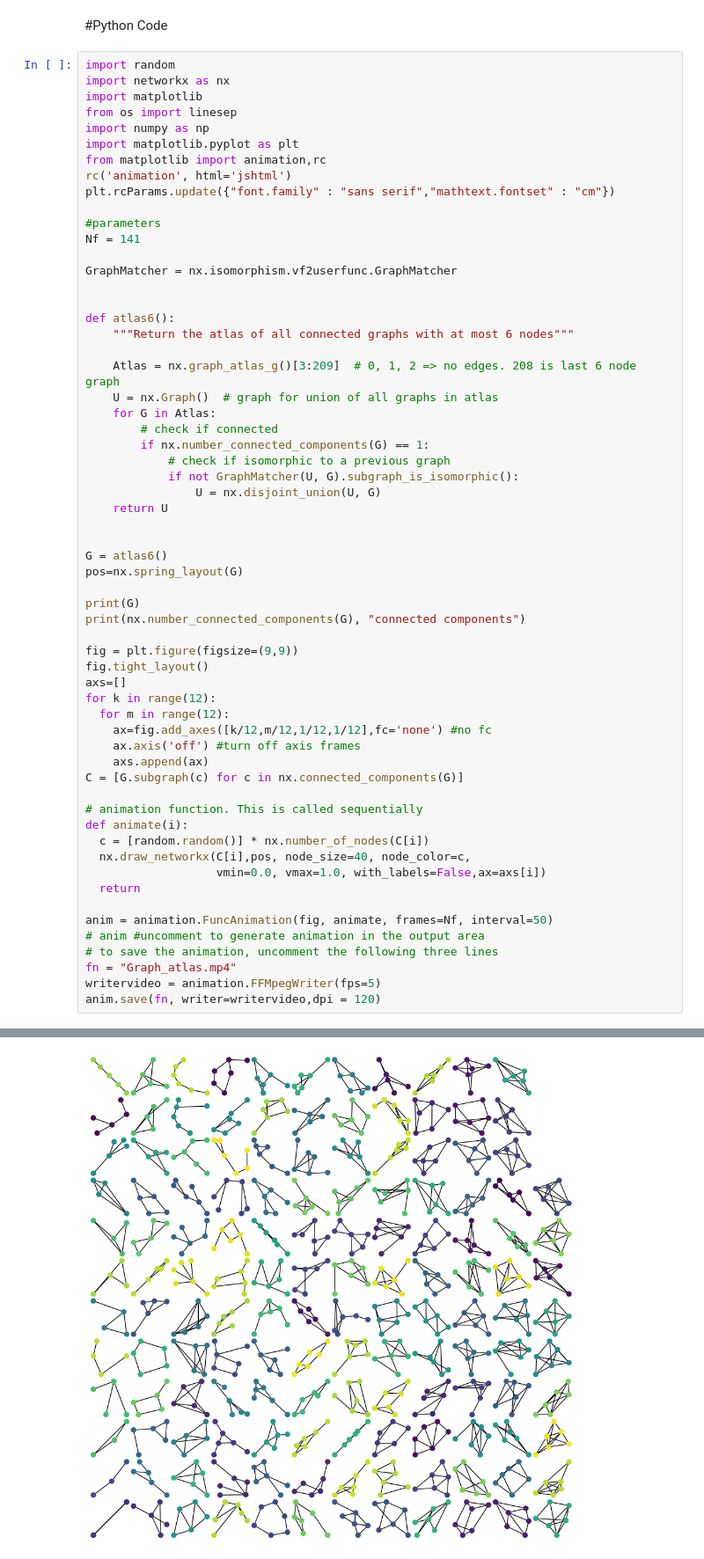
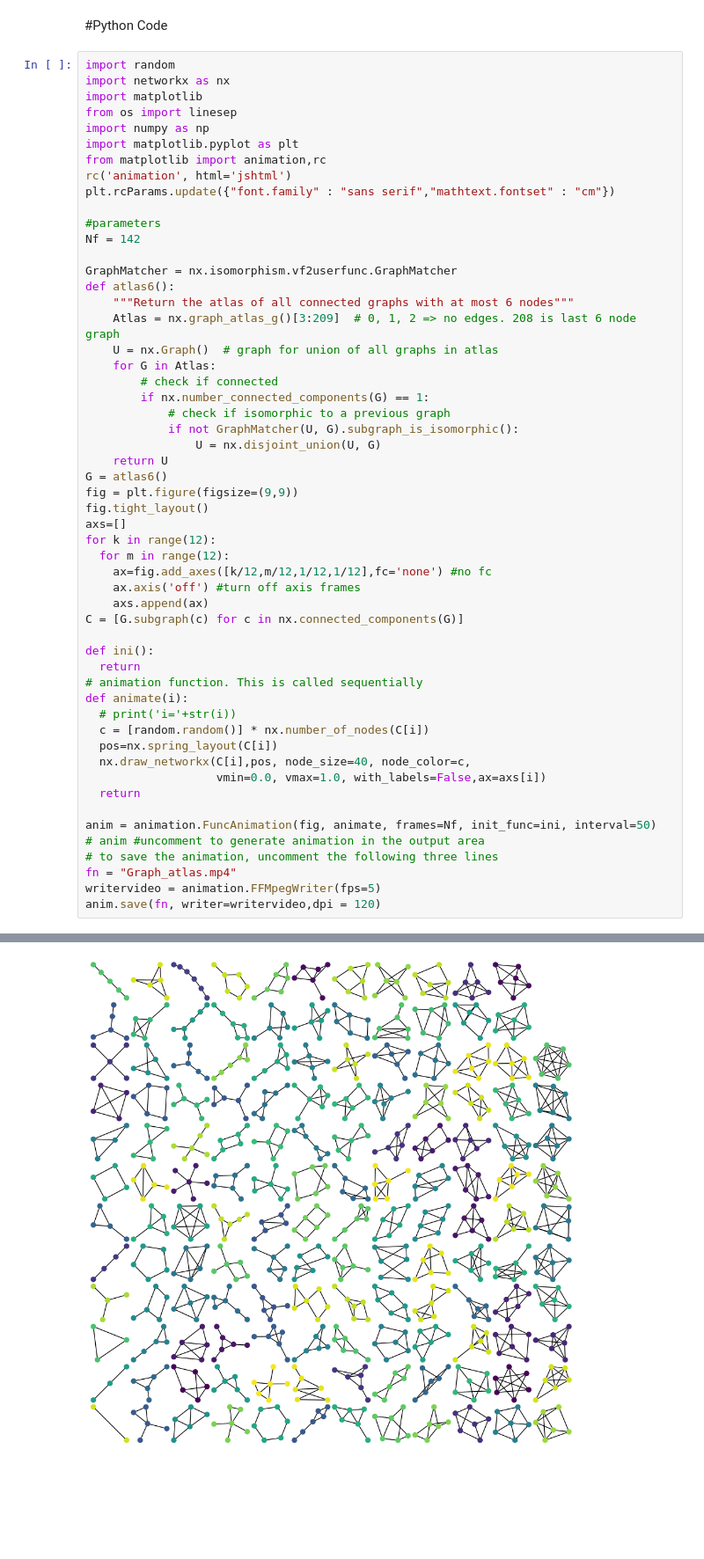
Before and after one commit to bingsen-wang/EE-Fundamentals, a Jupyter notebook: Graph_atlas.ipynb, the cells around one changed output, grey strips where cells are left out. Shown at 88% size. Cells and saved outputs as stored; diff of their text form; blank space fills up the shorter version.

```diff
--- a/Graph_atlas.ipynb
+++ b/Graph_atlas.ipynb
@@ -25,14 +25,11 @@ rc('animation', html='jshtml')
 plt.rcParams.update({"font.family" : "sans serif","mathtext.fontset" : "cm"})
 
 #parameters
-Nf = 141
+Nf = 142
 
 GraphMatcher = nx.isomorphism.vf2userfunc.GraphMatcher
-
-
 def atlas6():
     """Return the atlas of all connected graphs with at most 6 nodes"""
-
     Atlas = nx.graph_atlas_g()[3:209]  # 0, 1, 2 => no edges. 208 is last 6 node graph
     U = nx.Graph()  # graph for union of all graphs in atlas
     for G in Atlas:
@@ -42,14 +39,7 @@ def atlas6():
             if not GraphMatcher(U, G).subgraph_is_isomorphic():
                 U = nx.disjoint_union(U, G)
     return U
-
-
 G = atlas6()
-pos=nx.spring_layout(G)
-
-print(G)
-print(nx.number_connected_components(G), "connected components")
-
 fig = plt.figure(figsize=(9,9))
 fig.tight_layout()
 axs=[]
@@ -60,14 +50,18 @@ for k in range(12):
     axs.append(ax)
 C = [G.subgraph(c) for c in nx.connected_components(G)]
 
+def ini():
+  return
 # animation function. This is called sequentially
 def animate(i):
+  # print('i='+str(i))
   c = [random.random()] * nx.number_of_nodes(C[i])
+  pos=nx.spring_layout(C[i])
   nx.draw_networkx(C[i],pos, node_size=40, node_color=c,
                    vmin=0.0, vmax=1.0, with_labels=False,ax=axs[i])
   return
 
-anim = animation.FuncAnimation(fig, animate, frames=Nf, interval=50)
+anim = animation.FuncAnimation(fig, animate, frames=Nf, init_func=ini, interval=50)
 # anim #uncomment to generate animation in the output area
 # to save the animation, uncomment the following three lines
 fn = "Graph_atlas.mp4"
@@ -79 +71 @@ Graph named 'G208' with 809 nodes and 1112 edges
-[figure, old version]
+[figure, new version]
```
Also changed, not shown: parts of 1 cell of this notebook.
